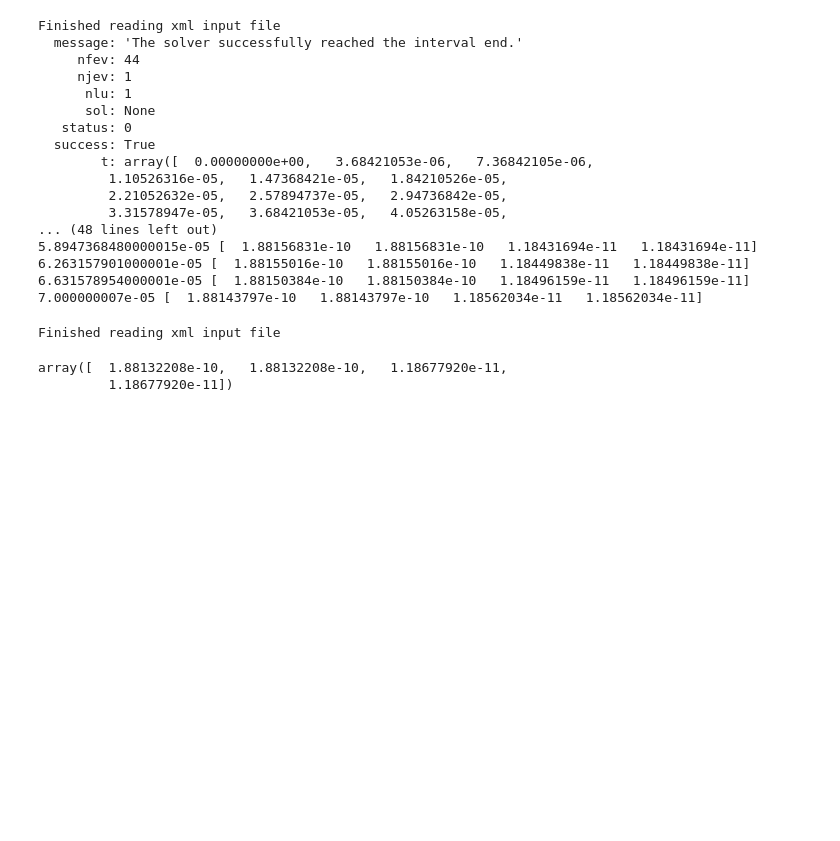
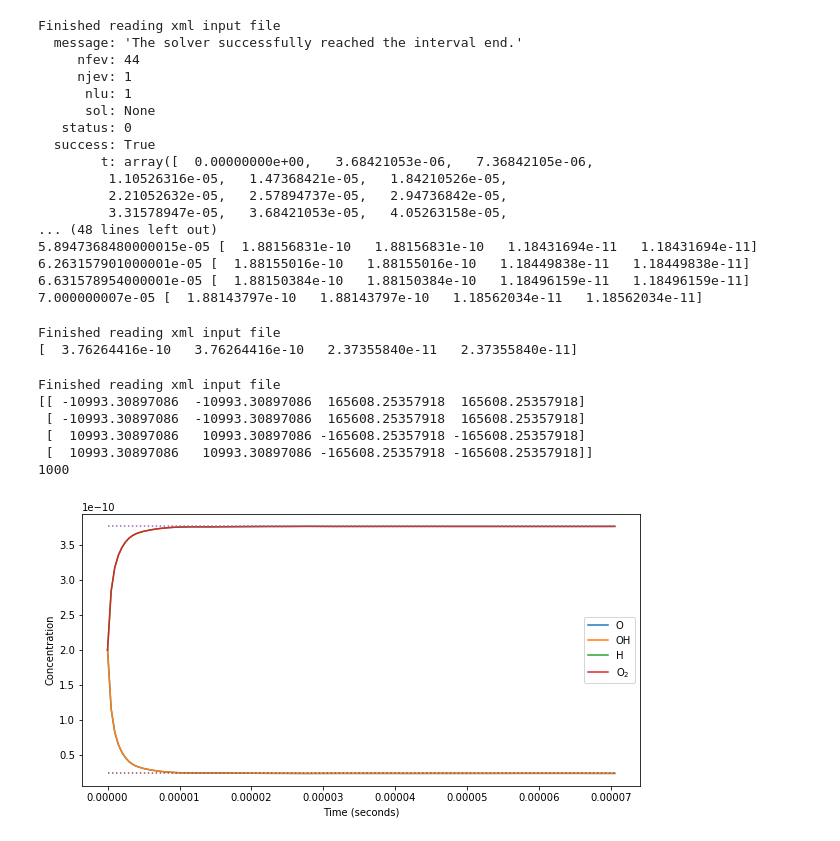
Before and after one commit to cs207group4/cs207-FinalProject, a Jupyter notebook: demo_notebook/demo_equilibrium.ipynb, the cells around one changed output. Saved outputs shown, nothing was run; the diff lists cells and outputs as text; code cells hidden in the pictures; blank space fills up the shorter version.

Commit message:
testing out equilibrium solutions

```diff
--- a/demo_notebook/demo_equilibrium.ipynb
+++ b/demo_notebook/demo_equilibrium.ipynb
@@ -83,6 +85,8 @@ Finished reading xml input file
 6.631578954000001e-05 [  1.88150384e-10   1.88150384e-10   1.18496159e-11   1.18496159e-11]
 7.000000007e-05 [  1.88143797e-10   1.88143797e-10   1.18562034e-11   1.18562034e-11]
 # %%
+x_init = np.ones(4)*2.e-10
+T = 1000
 def get_equilibrium_conc(x_init, T):
     file_name = "../tests/test_xml/rxns_singlereversible.xml"
     input_ = InputParser(file_name)
@@ -98,8 +102,41 @@ def get_equilibrium_conc(x_init, T):
     deltax =  (-B+np.sqrt(B**2-4*A*C))/(2*A)
     return np.array([x_init[0]-deltax,x_init[1]-deltax,x_init[2]+deltax,x_init[3]+deltax])
 
-get_equilibrium_conc(x_init, T)
+equilibrium_vals = get_equilibrium_conc(x_init, T)
+print(equilibrium_vals)
 # %% [output]
 Finished reading xml input file
+[  3.76264416e-10   3.76264416e-10   2.37355840e-11   2.37355840e-11]
-array([  1.88132208e-10,   1.88132208e-10,   1.18677920e-11,
-         1.18677920e-11])
+# %%
+chem = chemkin("../tests/test_xml/rxns_singlereversible.xml")
+# initial concentration
+x_init = np.ones(4)*2.e-10
+T = 1000
+t_final = 7.e-5
+t_step = 5.e-7
+cs = ChemSolver(chem)
+sols = cs.solve(x_init, T, t_final, t_step, algorithm = 'vode', method = 'bdf')
+df_vode = sols.to_df()
+def plot_demo(df):
+    plt.figure(figsize = (10,5))
+    plt.plot(df['t'],df['O-Concentration'], label = 'O')
+    plt.plot(df['t'],df['OH-Concentration'], label = 'OH')
+    plt.plot(df['t'],df['H-Concentration'], label = 'H')
+    plt.plot(df['t'],df['O2-Concentration'], label = 'O$_2$')
+    plt.plot(df['t'],np.ones_like(df['t'])*equilibrium_vals[0], linestyle = ':')
+    plt.plot(df['t'],np.ones_like(df['t'])*equilibrium_vals[2], linestyle = ':')
+    plt.xlabel('Time (seconds)')
+    plt.ylabel('Concentration')
+    plt.legend()
+plot_demo(df_vode)
+df_vode.tail(20)
+print(cs._jac(0, np.array([3.77e-10, 3.77e-10, 2.26e-11, 2.26e-11])))
+print(cs.T)
+# %% [output]
+Finished reading xml input file
+[[ -10993.30897086  -10993.30897086  165608.25357918  165608.25357918]
+ [ -10993.30897086  -10993.30897086  165608.25357918  165608.25357918]
+ [  10993.30897086   10993.30897086 -165608.25357918 -165608.25357918]
+ [  10993.30897086   10993.30897086 -165608.25357918 -165608.25357918]]
+1000
+[figure, added]
```
Also changed, not shown: parts of 10 cells of this notebook, 2 other files.
